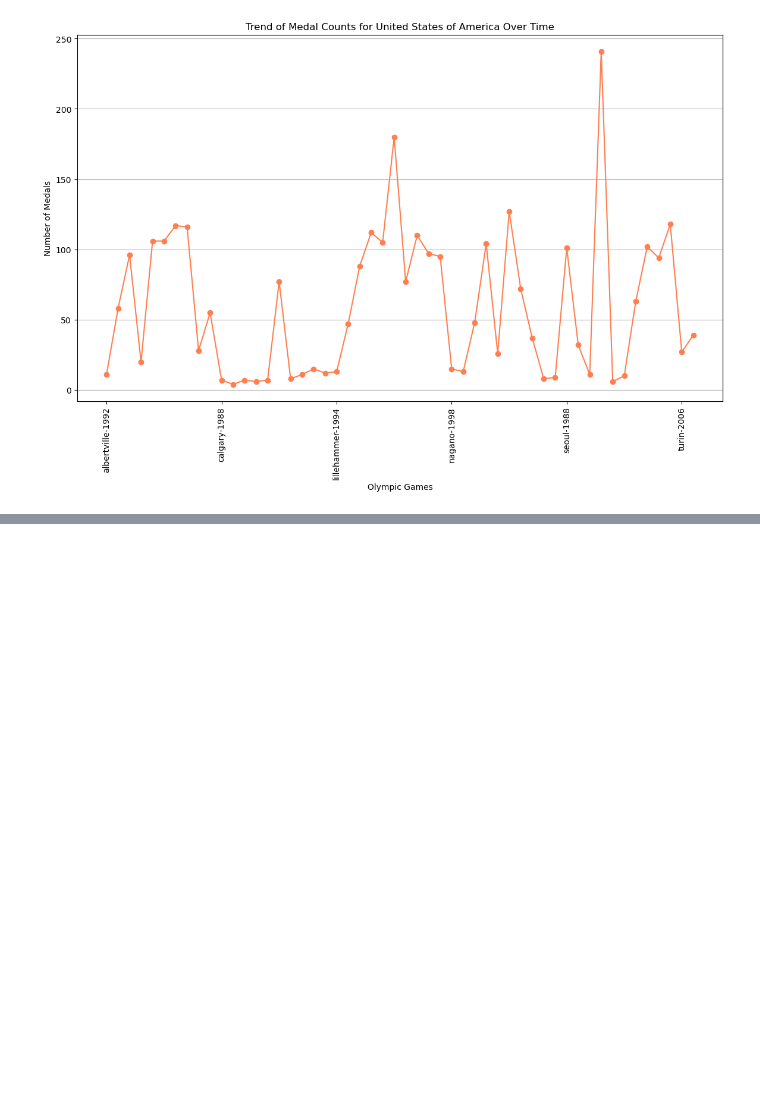
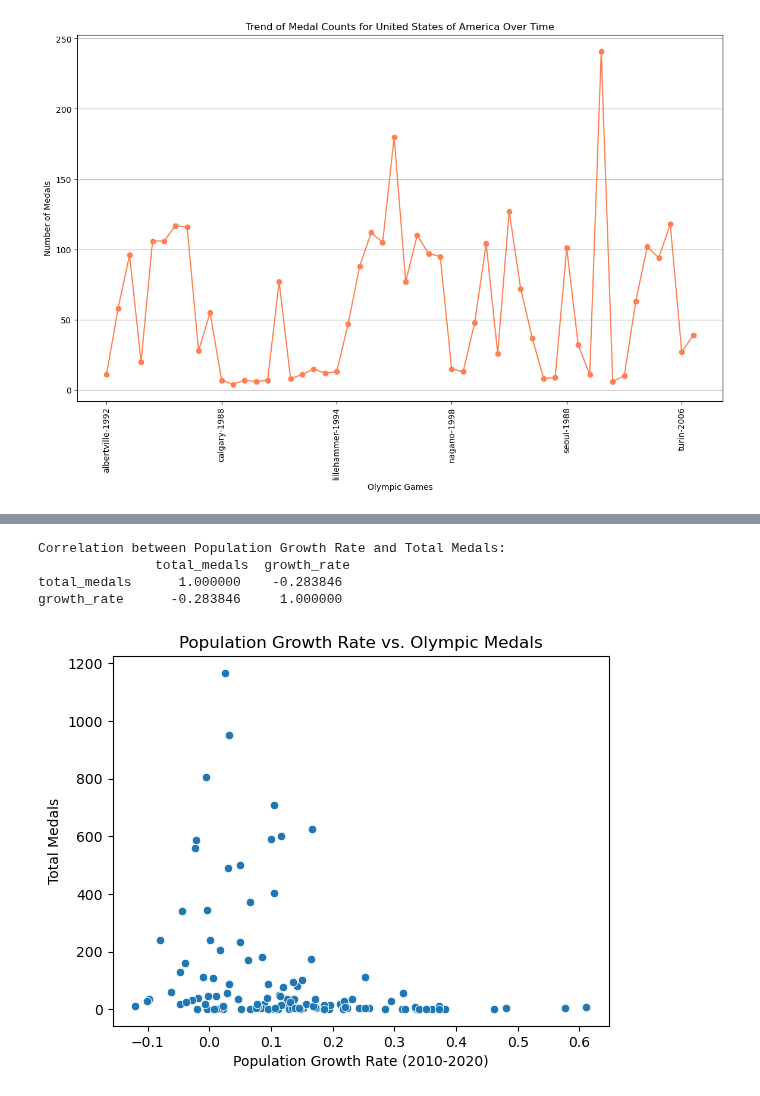
Before and after one commit to ncmoliver/olympic_analysis, a Jupyter notebook: olympic_analysis.ipynb, the cells around one changed output, grey strips where cells are left out. Saved outputs shown, nothing was run; the diff lists cells and outputs as text; code cells hidden in the pictures; blank space fills up the shorter version.

```diff
--- a/olympic_analysis.ipynb
+++ b/olympic_analysis.ipynb
@@ -376,3 +385,56 @@ Unstacked Data Columns:
  MultiIndex([('medal_type', False)],
            names=[None, 'is_host'])
 No host data available for comparison.
+# %%
+#Geographic and Demographic Insights:
+
+#How does the growth rate of a country's population affect its performance in the Olympics?
+import pandas as pd
+import matplotlib.pyplot as plt
+import seaborn as sns
+
+# Load the Olympic medals and world population data
+olympic_medals = pd.read_csv('olympic_medals.csv')
+world_population = pd.read_csv('world_population.csv')
+
+import pandas as pd
+
+# Load the world population data
+world_population = pd.read_csv('world_population.csv')
+
+import pandas as pd
+import matplotlib.pyplot as plt
+import seaborn as sns
+
+# Load the Olympic medals and world population data
+olympic_medals = pd.read_csv('olympic_medals.csv')
+world_population = pd.read_csv('world_population.csv')
+
+# Calculate the population growth rate between 2010 and 2020
+world_population['growth_rate'] = (world_population['2020 Population'] - world_population['2010 Population']) / world_population['2010 Population']
+
+# Merge the growth rate data with the Olympic medals data
+combined_data = olympic_medals.merge(world_population[['Country/Territory', 'growth_rate']], left_on='country_name', right_on='Country/Territory', how='left')
+
+# Group by country to get total medals and growth rate
+growth_medals = combined_data.groupby('country_name').agg({
+    'medal_type': 'count',
+    'growth_rate': 'first'
+}).rename(columns={'medal_type': 'total_medals'})
+
+# Analyze the correlation between growth rate and total medals
+correlation = growth_medals[['total_medals', 'growth_rate']].corr()
+print("Correlation between Population Growth Rate and Total Medals:\n", correlation)
+
+# Plot the relationship between growth rate and total medals
+sns.scatterplot(x='growth_rate', y='total_medals', data=growth_medals)
+plt.title('Population Growth Rate vs. Olympic Medals')
+plt.xlabel('Population Growth Rate (2010-2020)')
+plt.ylabel('Total Medals')
+plt.show()
+# %% [output]
+Correlation between Population Growth Rate and Total Medals:
+               total_medals  growth_rate
+total_medals      1.000000    -0.283846
+growth_rate      -0.283846     1.000000
+[figure, added]
```
Also changed, not shown: parts of 6 cells of this notebook, 1 other file.
